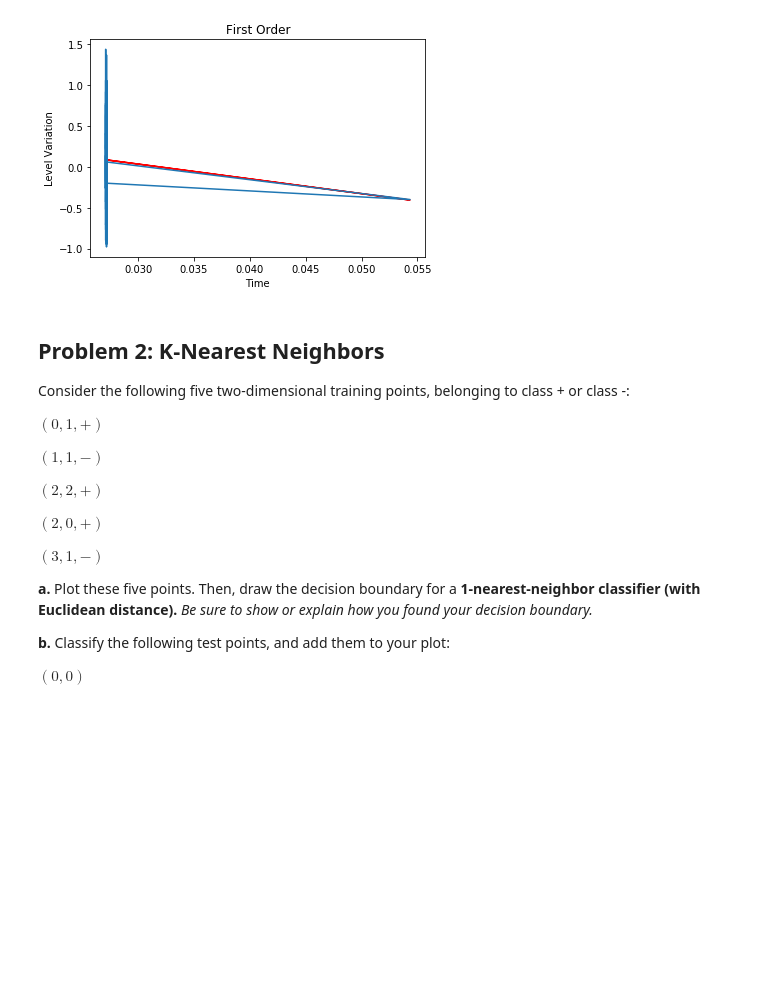
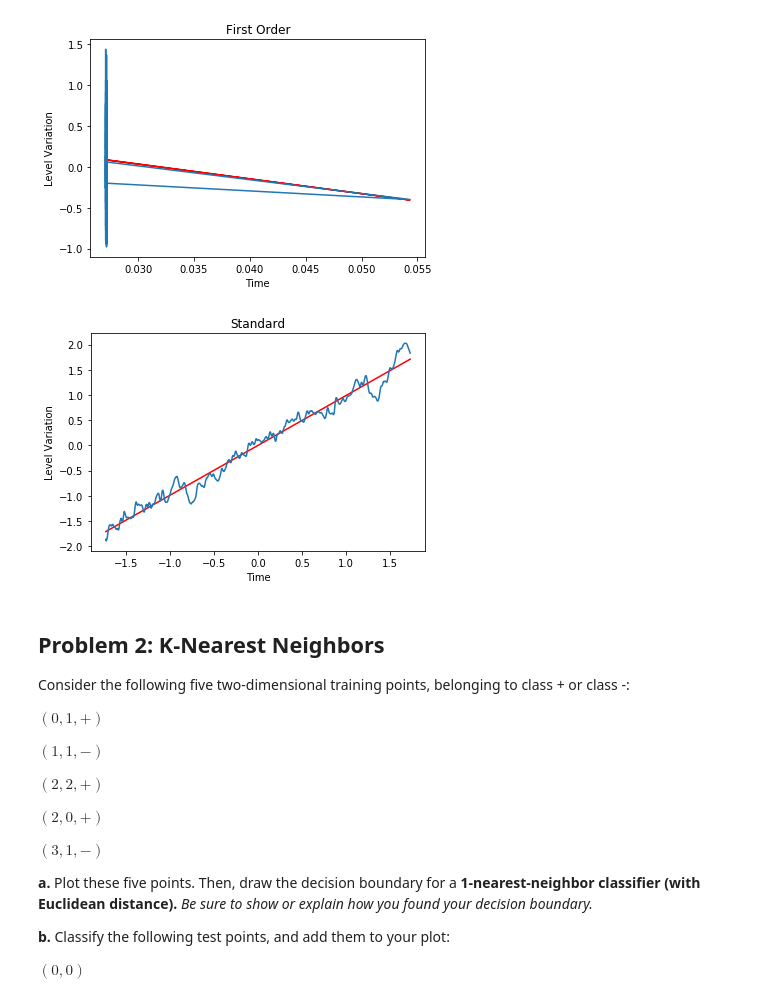
Before and after one commit to AtlasUnion/EC414, a Jupyter notebook: homework/hw3/EC414_HW3.ipynb, the cells around one changed output. Saved outputs shown, nothing was run; the diff lists cells and outputs as text; code cells hidden in the pictures; blank space fills up the shorter version.

```diff
--- a/homework/hw3/EC414_HW3.ipynb
+++ b/homework/hw3/EC414_HW3.ipynb
@@ -236,3 +233,23 @@ print(MSE_first_order)
+# %%
+# Part c - data transformations #
+# YOUR OWN TRANSFORMATION
+mean_x = x_axis.mean()
+mean_y = y_axis.mean()
+std_x = x_axis.std()
+std_y = y_axis.std()
+x_standard = np.zeros(num_of_data)
+y_standard = np.zeros(num_of_data)
+
+for i in range(num_of_data):
+    x_standard[i] = (x_axis[i] - mean_x)/std_x
+    y_standard[i] = (y_axis[i] - mean_y)/std_y
+standard_a, standard_b = ols(x_standard, y_standard, num_of_data)
+standard_y = standard_a*x_standard + standard_b
+convient_plot(x_standard, y_standard, standard_y, "Time", "Level Variation", "Standard")
+
+# Repeat parts a and b for your own transformation
+# %% [output]
+[figure, added]
 # %% [markdown]
 ## Problem 2: K-Nearest Neighbors
 
```
Also changed, not shown: parts of 2 cells of this notebook.
